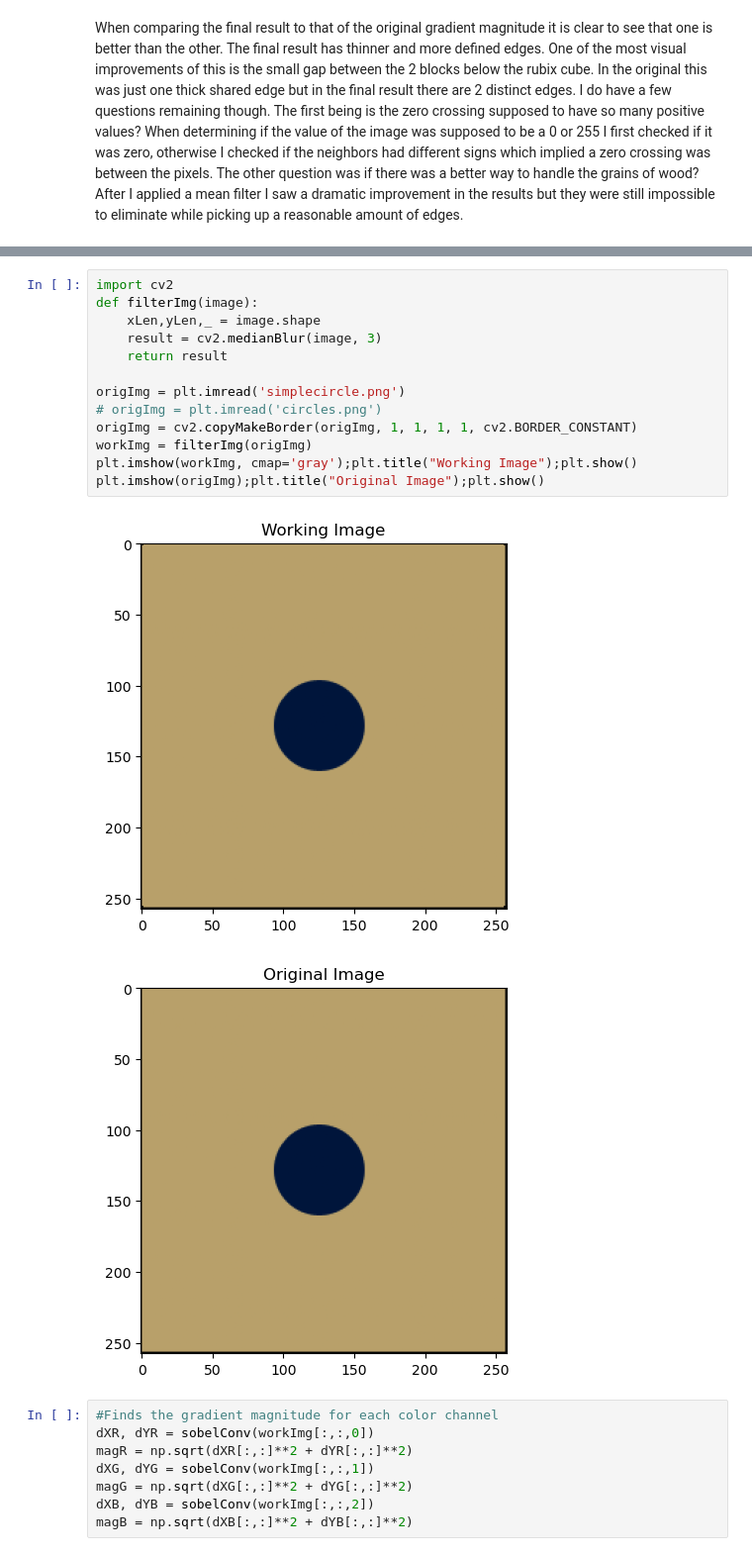
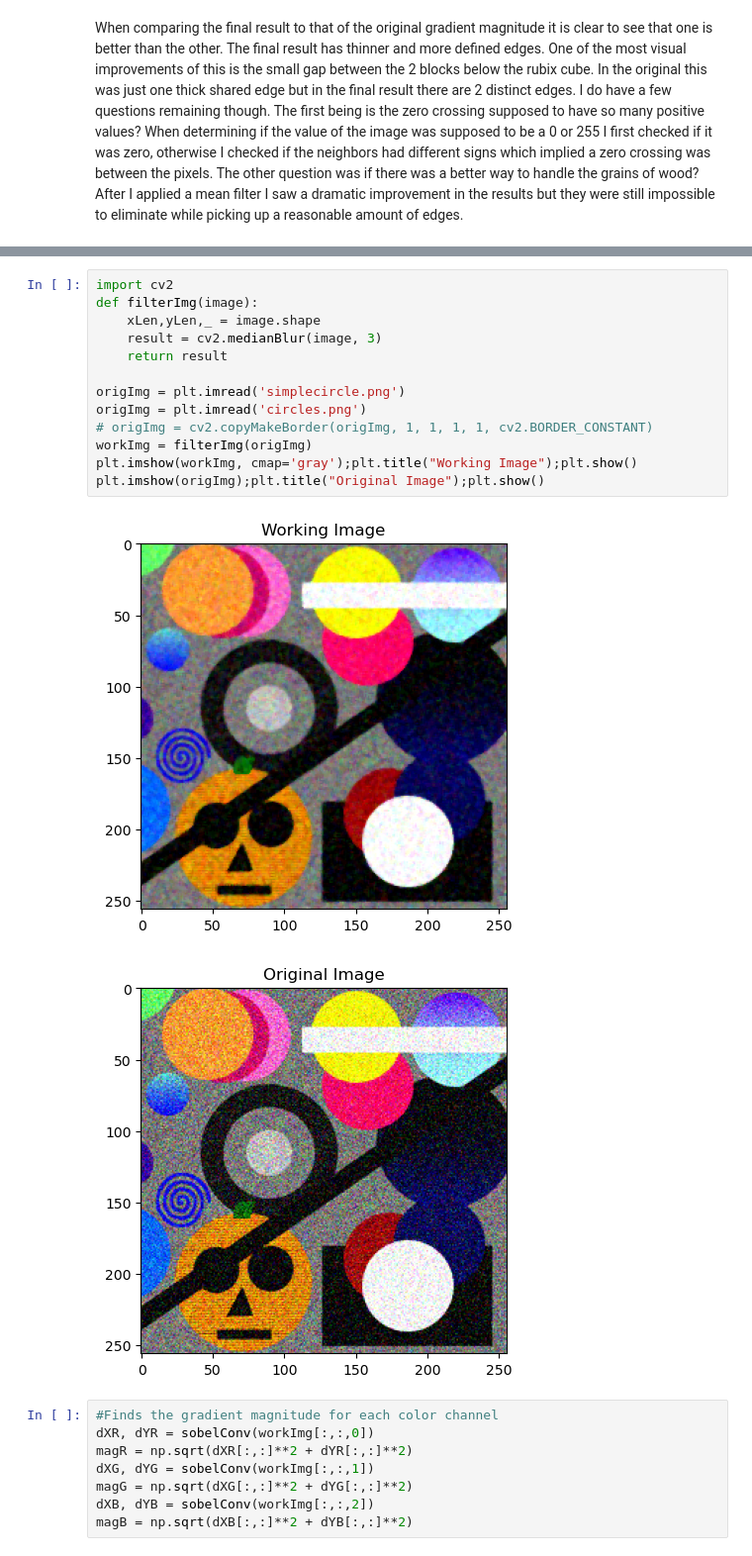
Before and after one commit to BrennanBertola/CS450, a Jupyter notebook: proj1-edges-hough/Project1-Edges-Hough.ipynb, the cells around one changed output, grey strips where cells are left out. Shown at 99% size. Saved outputs shown, nothing was run; the diff lists cells and outputs as text.

Commit message:
rough circle detection

```diff
--- a/proj1-edges-hough/Project1-Edges-Hough.ipynb
+++ b/proj1-edges-hough/Project1-Edges-Hough.ipynb
@@ -176,19 +176,19 @@ circles.png:
 # %%
 import cv2
 def filterImg(image):
     xLen,yLen,_ = image.shape
     result = cv2.medianBlur(image, 3)
     return result
 
 origImg = plt.imread('simplecircle.png')
-# origImg = plt.imread('circles.png')
-origImg = cv2.copyMakeBorder(origImg, 1, 1, 1, 1, cv2.BORDER_CONSTANT)
+origImg = plt.imread('circles.png')
+# origImg = cv2.copyMakeBorder(origImg, 1, 1, 1, 1, cv2.BORDER_CONSTANT)
 workImg = filterImg(origImg)
 plt.imshow(workImg, cmap='gray');plt.title("Working Image");plt.show()
 plt.imshow(origImg);plt.title("Original Image");plt.show()
 # %% [output]
-[figure, old version]
+[figure, new version]
-[figure, old version]
+[figure, new version]
 # %%
 #Finds the gradient magnitude for each color channel
 dXR, dYR = sobelConv(workImg[:,:,0])
```
Also changed, not shown: parts of 4 cells of this notebook.
